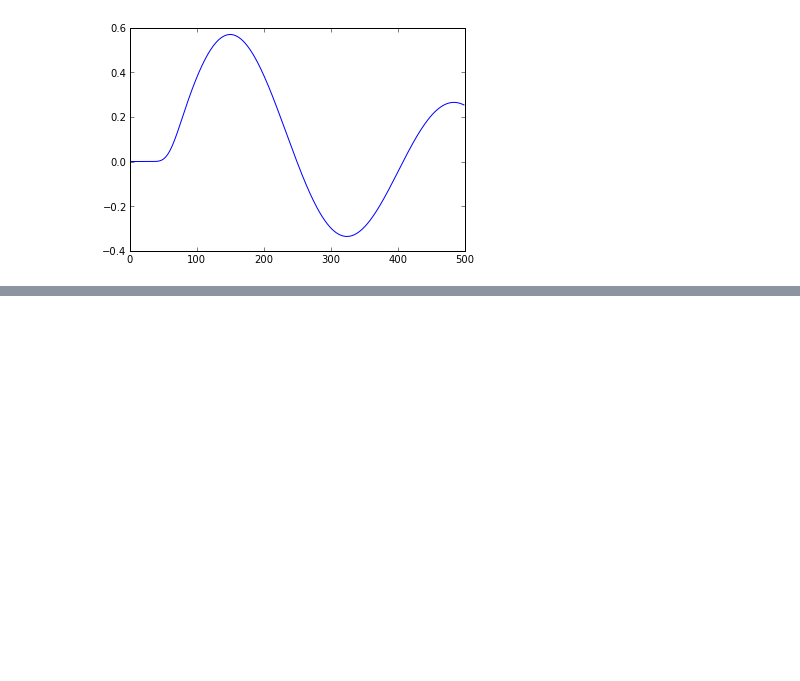
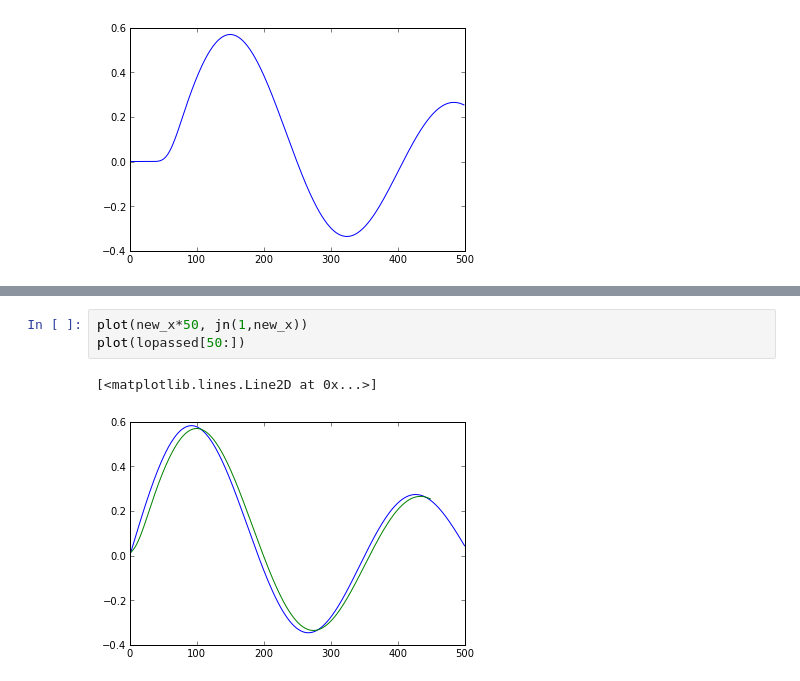
Before and after one commit to mantaraya36/201A-ipython, a Jupyter notebook: Sampling and Quantization.ipynb, the cells around one changed output, grey strips where cells are left out. Saved outputs shown, nothing was run; the diff lists cells and outputs as text; blank space fills up the shorter version.

```diff
--- a/Sampling and Quantization.ipynb
+++ b/Sampling and Quantization.ipynb
@@ -489,0 +496,6 @@ plot(lopassed)
+# %%
+plot(new_x*50, jn(1,new_x))
+plot(lopassed[50:])
+# %% [output]
+[<matplotlib.lines.Line2D at 0x...>]
+[figure, added]
```
Also changed, not shown: parts of 1 cell of this notebook.
